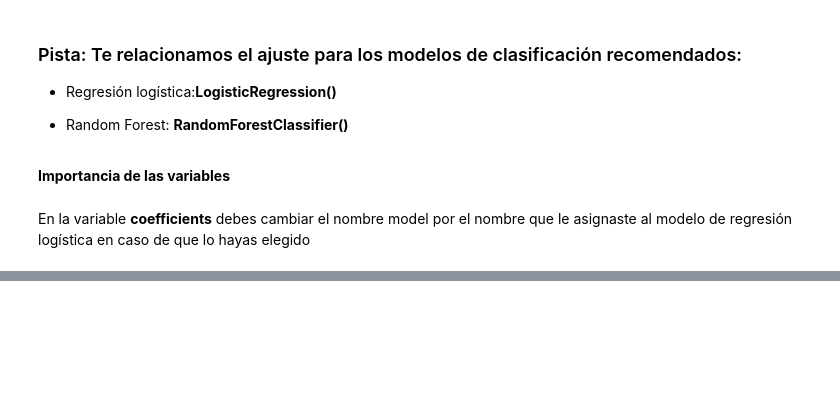
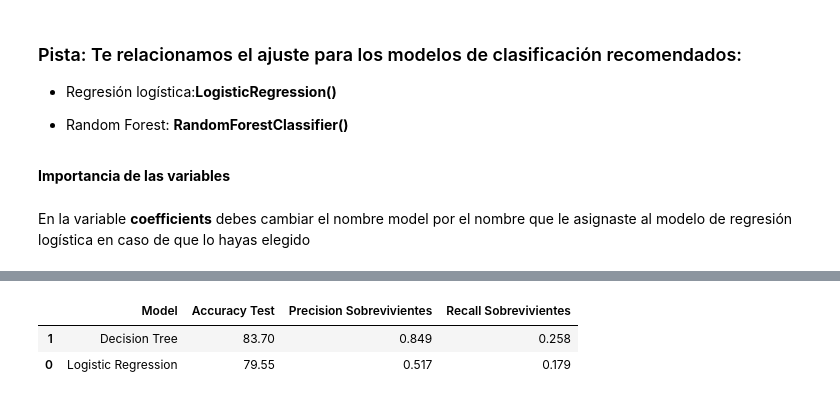
Before and after one commit to jofepe16/Reto_Bootcamp, a Jupyter notebook: Reto_Bootcamp.ipynb, the cells around one changed output, grey strips where cells are left out. Drawn from its saved outputs; the diff is of its cells as text; code cells hidden in the pictures; blank space fills up the shorter version.

```diff
--- a/Reto_Bootcamp.ipynb
+++ b/Reto_Bootcamp.ipynb
@@ -924,3 +979,24 @@ NameError: name 'model' is not defined
+# %%
+# Métricas para Regresión Logística
+metrics_lr = compute_metrics(y_prueba, y_pred_prueba_lr)
+
+# Métricas para Decision Tree
+metrics_dt = compute_metrics(y_prueba, y_pred_prueba_dt)
+# %%
+# Creación de un DataFrame unificado con las métricas de cada modelo construido
+models_summary = pd.DataFrame({
+    'Model': ['Logistic Regression',  'Decision Tree'],
+    'Accuracy Test': [metrics_lr['accuracy'][0], metrics_dt['accuracy'][0]],
+    'Precision Sobrevivientes': [metrics_lr['precision'][0], metrics_dt['precision'][0]],
+    'Recall Sobrevivientes': [metrics_lr['recall'][0], metrics_dt['recall'][0]]
+})
+
+# Ordenar el DataFrame por la columna de Recall
+models_summary.sort_values(by='Recall Abandono', ascending=False)
+# %% [output]
+|  | Model | Accuracy Test | Precision Sobrevivientes | Recall Sobrevivientes |
+| 1 | Decision Tree | 83.70 | 0.849 | 0.258 |
+| 0 | Logistic Regression | 79.55 | 0.517 | 0.179 |
 # %%
 #En caso de que hayas elegido un Random Forest debes seguir el código de la sección 2.6
 # En esta parte del codigo clf.feature_importances_ debes cambiar clf por el nombre que le asignaste a tu modelo
```
Also changed, not shown: parts of 11 cells of this notebook.
